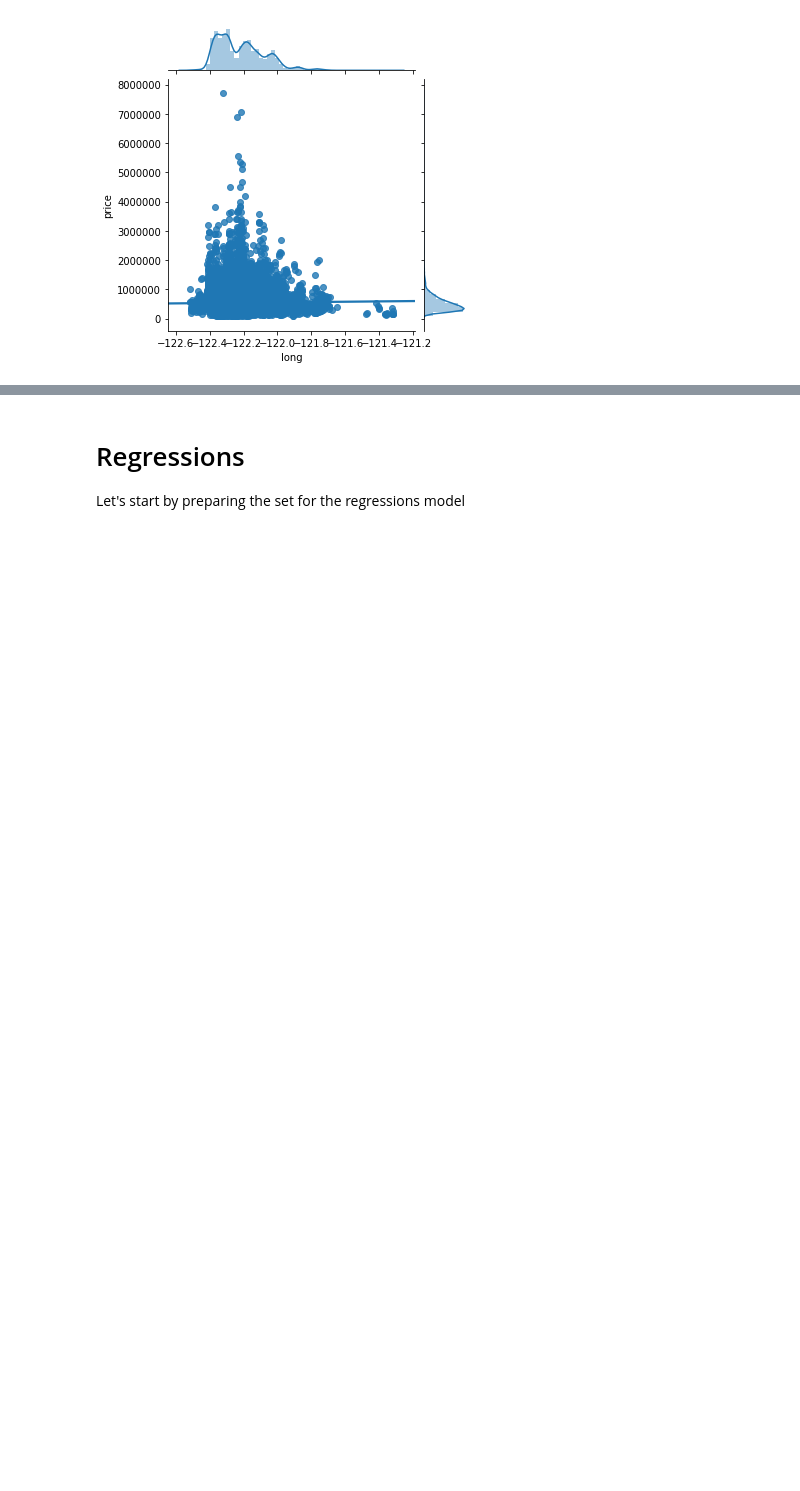
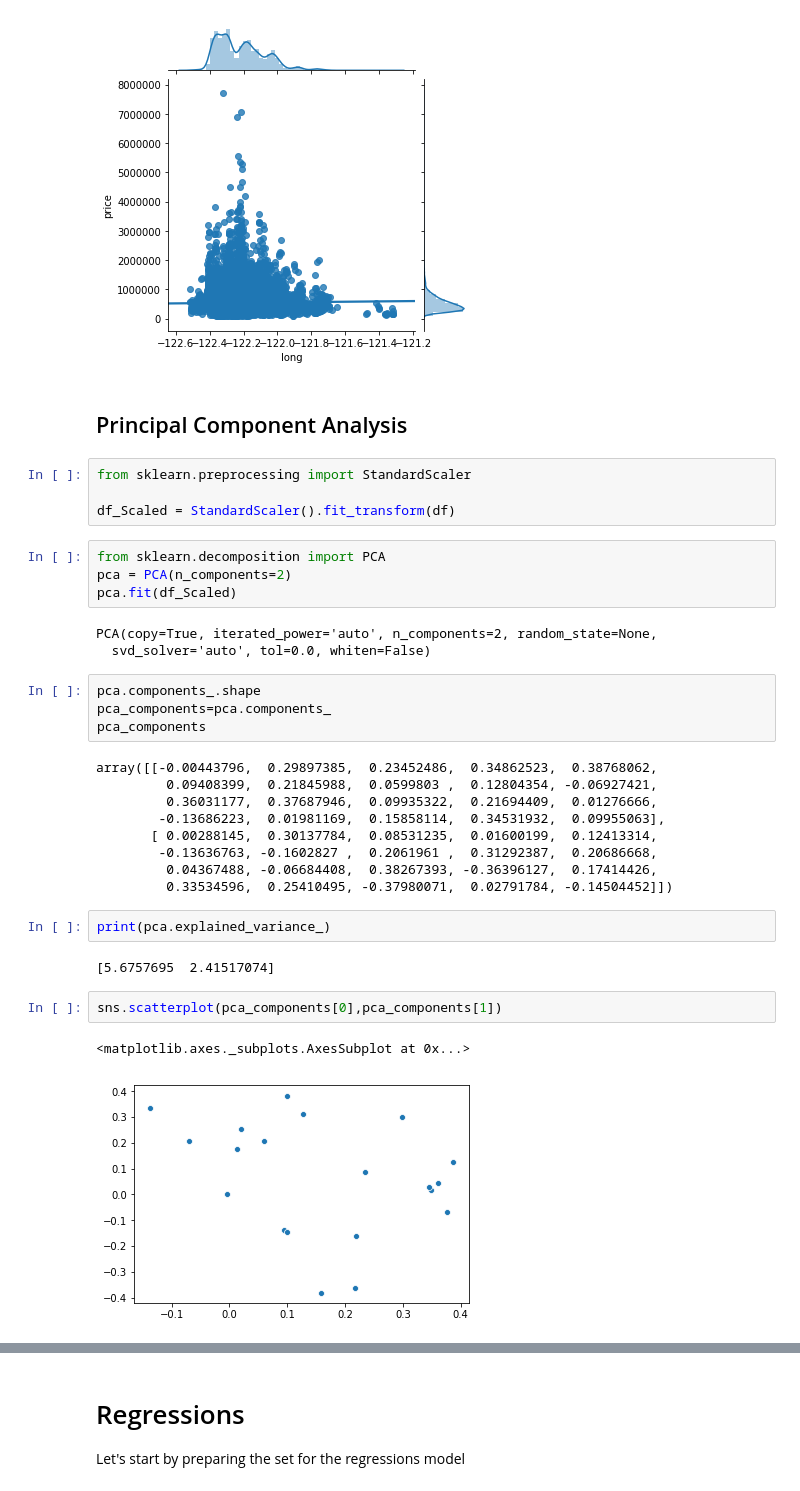
Before and after one commit to cmougan/Machine-Learning-Introduction, a Jupyter notebook: R&I_ML_1.ipynb, the cells around one changed output, grey strips where cells are left out. Saved outputs shown, nothing was run; the diff lists cells and outputs as text; blank space fills up the shorter version.

```diff
--- a/R&I_ML_1.ipynb
+++ b/R&I_ML_1.ipynb
@@ -126,3 +159,38 @@ plt.show()
 [figure]
 [figure]
 [figure]
+# %% [markdown]
+## Principal Component Analysis
+# %%
+from sklearn.preprocessing import StandardScaler
+
+df_Scaled = StandardScaler().fit_transform(df)
+# %%
+from sklearn.decomposition import PCA
+pca = PCA(n_components=2)
+pca.fit(df_Scaled)
+# %% [output]
+PCA(copy=True, iterated_power='auto', n_components=2, random_state=None,
+  svd_solver='auto', tol=0.0, whiten=False)
+# %%
+pca.components_.shape
+pca_components=pca.components_
+pca_components
+# %% [output]
+array([[-0.00443796,  0.29897385,  0.23452486,  0.34862523,  0.38768062,
+         0.09408399,  0.21845988,  0.0599803 ,  0.12804354, -0.06927421,
+         0.36031177,  0.37687946,  0.09935322,  0.21694409,  0.01276666,
+        -0.13686223,  0.01981169,  0.15858114,  0.34531932,  0.09955063],
+       [ 0.00288145,  0.30137784,  0.08531235,  0.01600199,  0.12413314,
+        -0.13636763, -0.1602827 ,  0.2061961 ,  0.31292387,  0.20686668,
+         0.04367488, -0.06684408,  0.38267393, -0.36396127,  0.17414426,
+         0.33534596,  0.25410495, -0.37980071,  0.02791784, -0.14504452]])
+# %%
+print(pca.explained_variance_)
+# %% [output]
+[5.6757695  2.41517074]
+# %%
+sns.scatterplot(pca_components[0],pca_components[1])
+# %% [output]
+<matplotlib.axes._subplots.AxesSubplot at 0x...>
+[figure, added]
```
Also changed, not shown: parts of 10 cells of this notebook, 2 other files.
